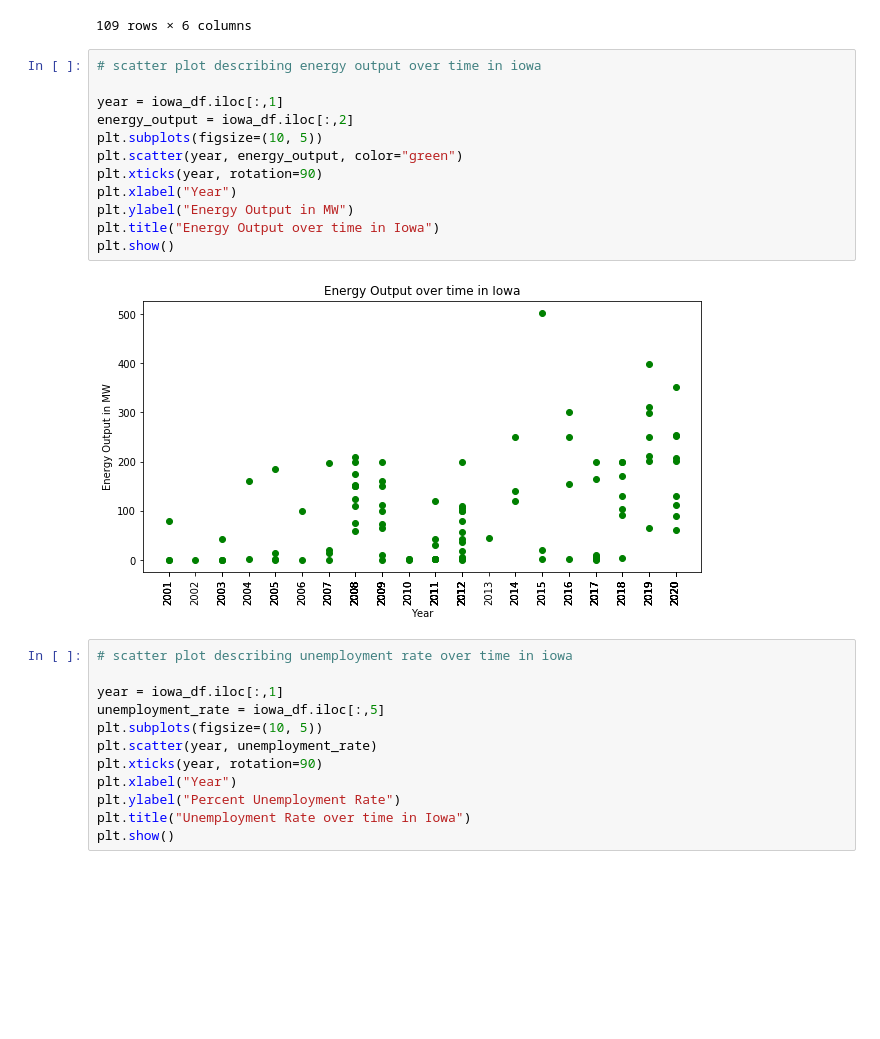
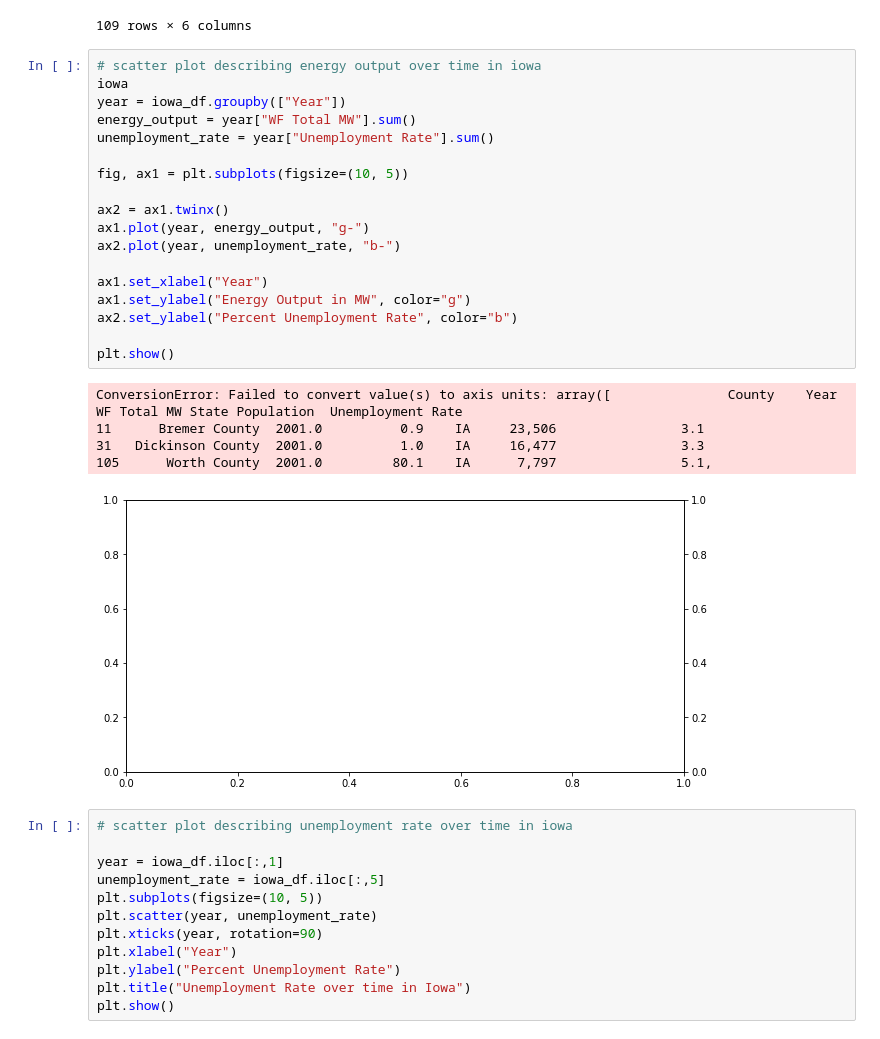
Before and after one commit to cjengleson/Project-1-Repo, a Jupyter notebook: Merged Census and Wind Farm Data/eliza_notebook_plus_census.ipynb, the cells around one changed output. Cells and saved outputs as stored; diff of their text form; blank space fills up the shorter version.

```diff
--- a/eliza_notebook_plus_census.ipynb
+++ b/Merged Census and Wind Farm Data/eliza_notebook_plus_census.ipynb
@@ -369,18 +369,28 @@ iowa_df
 109 rows × 6 columns
 # %%
 # scatter plot describing energy output over time in iowa
+iowa
+year = iowa_df.groupby(["Year"])
+energy_output = year["WF Total MW"].sum()
+unemployment_rate = year["Unemployment Rate"].sum()
 
-year = iowa_df.iloc[:,1]
-energy_output = iowa_df.iloc[:,2]
-plt.subplots(figsize=(10, 5))
-plt.scatter(year, energy_output, color="green")
-plt.xticks(year, rotation=90)
-plt.xlabel("Year")
-plt.ylabel("Energy Output in MW")
-plt.title("Energy Output over time in Iowa")
+fig, ax1 = plt.subplots(figsize=(10, 5))
+
+ax2 = ax1.twinx()
+ax1.plot(year, energy_output, "g-")
+ax2.plot(year, unemployment_rate, "b-")
+
+ax1.set_xlabel("Year")
+ax1.set_ylabel("Energy Output in MW", color="g")
+ax2.set_ylabel("Percent Unemployment Rate", color="b")
+
 plt.show()
 # %% [output]
+ConversionError: Failed to convert value(s) to axis units: array([               County    Year  WF Total MW State Population  Unemployment Rate
+11      Bremer County  2001.0          0.9    IA     23,506                3.1
+31   Dickinson County  2001.0          1.0    IA     16,477                3.3
+105      Worth County  2001.0         80.1    IA      7,797                5.1,
-[figure, old version]
+[figure, new version]
 # %%
 # scatter plot describing unemployment rate over time in iowa
 
```
Also changed, not shown: 3 other files.
